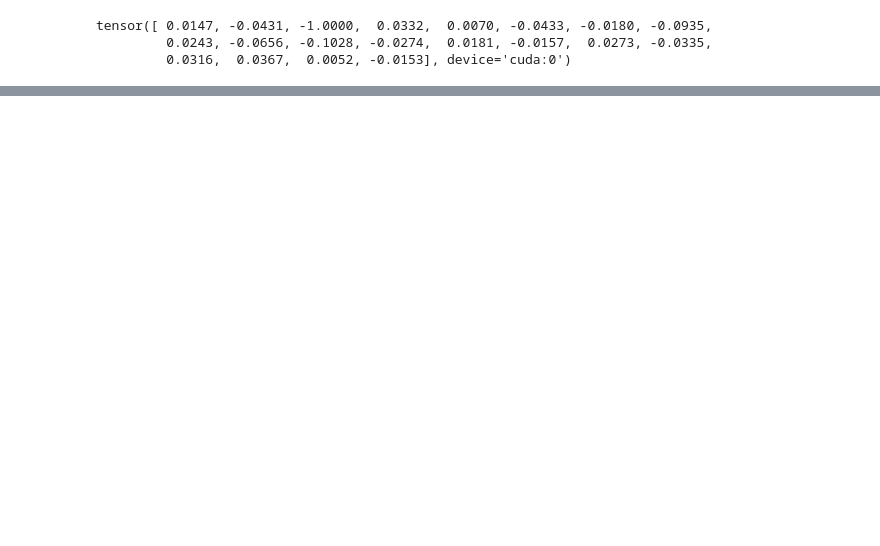
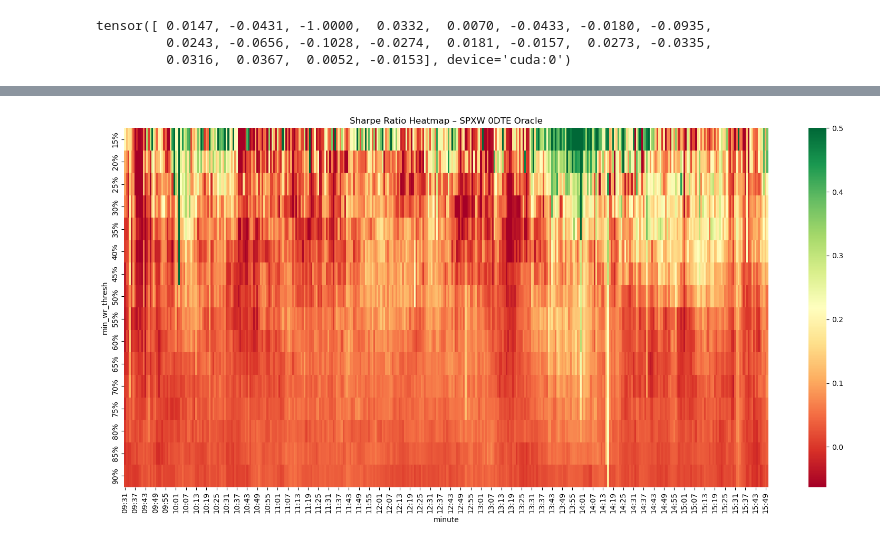
Before and after one commit to iferaorg/iferadata, a Jupyter notebook: sandbox.ipynb, the cells around one changed output, grey strips where cells are left out. Cells and saved outputs as stored; diff of their text form; code cells hidden in the pictures; blank space fills up the shorter version.

```diff
--- a/sandbox.ipynb
+++ b/sandbox.ipynb
@@ -1516,0 +3491,15 @@ DatetimeIndex(['1994-02-04', '1994-03-22', '1994-04-18', '1994-05-17',
+# %%
+#res_summary['win_rate_diff'] = res_summary['win_rate'] - res_summary['predicted_win_rate']
+res_summary2=res_summary.loc[res_summary['min_wr_thresh']>=0.15]
+
+pivot = res_summary2.pivot(index="min_wr_thresh", columns="minute", values="avg_ror")
+plt.figure(figsize=(16, 8))
+ax = sns.heatmap(
+    pivot, annot=False, fmt=".2f", cmap="RdYlGn", robust=True, vmax=0.5
+)
+ax.set_yticklabels([f"{y:.0%}" for y in pivot.index])
+plt.title("Sharpe Ratio Heatmap – SPXW 0DTE Oracle")
+plt.tight_layout()
+plt.show()
+# %% [output]
+[figure, added]
```
Also changed, not shown: parts of 7 cells of this notebook, 31 other files.
